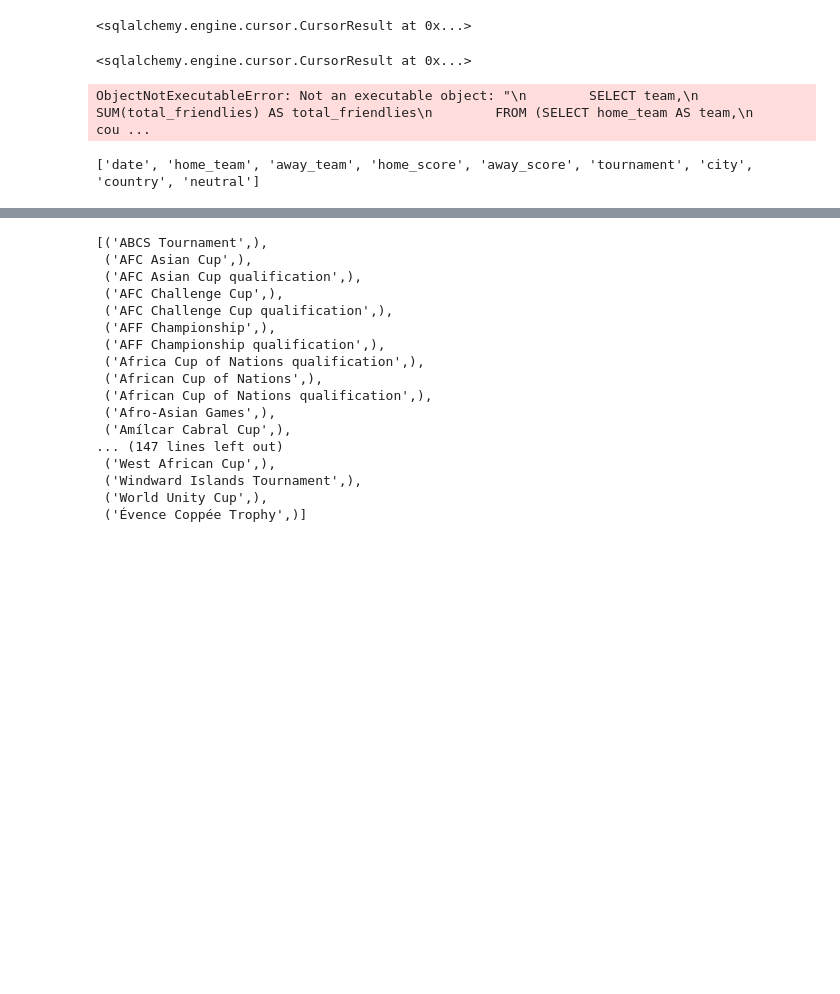
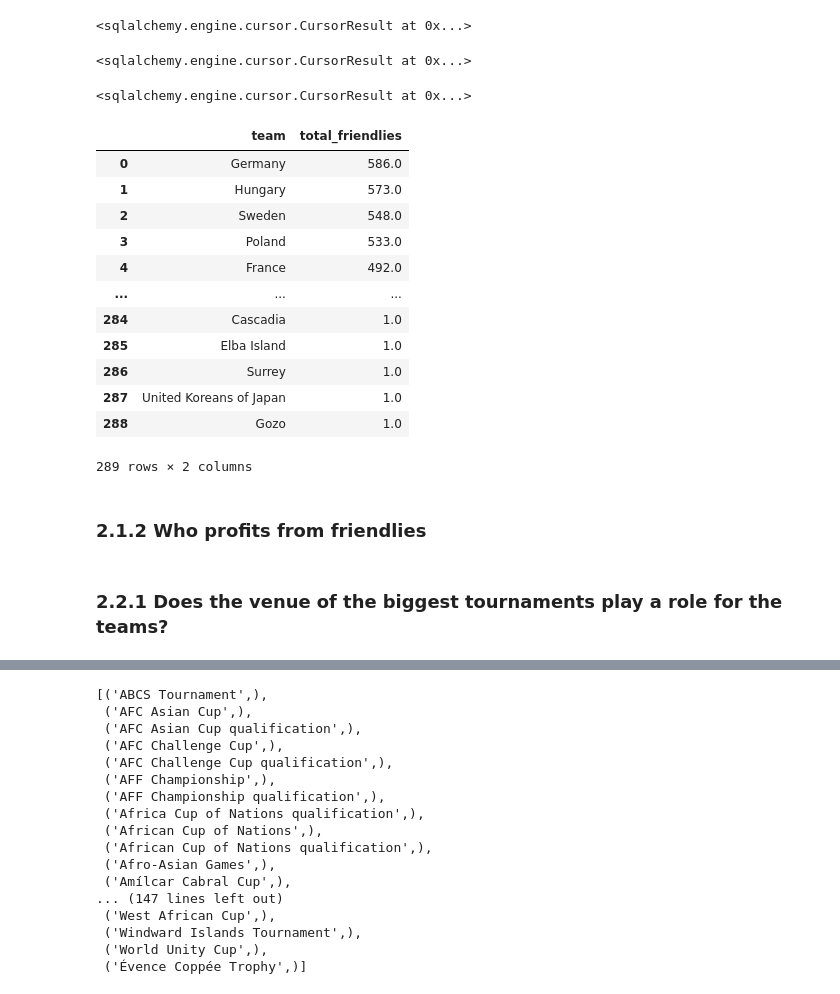
Before and after one commit to RickSpringer/International_Football-1872-2024, a Jupyter notebook: 240318_international_football_analysis.ipynb, the cells around one changed output, grey strips where cells are left out. Saved outputs shown, nothing was run; the diff lists cells and outputs as text; code cells hidden in the pictures; blank space fills up the shorter version.

```diff
--- a/240318_international_football_analysis.ipynb
+++ b/240318_international_football_analysis.ipynb
@@ -118,3 +139,7 @@ connection.execute(text('''
+# %%
+connection.execute(text(query))
+# %% [output]
+<sqlalchemy.engine.cursor.CursorResult at 0x...>
 # %%
 connection.execute(text('''
                         DROP TABLE IF EXISTS results;
@@ -125,30 +150,42 @@ connection.execute(text('''
                         '''))
 # %% [output]
 <sqlalchemy.engine.cursor.CursorResult at 0x...>
-# %%
-connection.execute( '''
-                    SELECT team,
-                           SUM(total_friendlies) AS total_friendlies
-                    FROM (SELECT home_team AS team,
-                                 count(*)  AS total_friendlies
-                          FROM results
-                          WHERE tournament = 'Friendly'
-                          GROUP BY home_team
-                          UNION ALL
-                          SELECT away_team,
-                                 count(*) AS total_friendlies
-                          FROM results
-                          WHERE tournament = 'Friendly'
-                          GROUP BY away_team)
-                             AS subquery
-                    GROUP BY team;
-                    ''')
-# %% [output]
-ObjectNotExecutableError: Not an executable object: "\n        SELECT team,\n               SUM(total_friendlies) AS total_friendlies\n        FROM (SELECT home_team AS team,\n                     cou ...
-# %%
-liste1 = []
-for col in results.columns:
-    liste1.append(col)
-print(liste1)
-# %% [output]
-['date', 'home_team', 'away_team', 'home_score', 'away_score', 'tournament', 'city', 'country', 'neutral']
+# %%
+query = ''' SELECT team,
+                   SUM(total_friendlies) AS total_friendlies
+            FROM (SELECT home_team AS team,
+                         count(*)  AS total_friendlies
+                  FROM results
+                  WHERE tournament = 'Friendly'
+                  GROUP BY home_team
+                  UNION ALL
+                  SELECT away_team AS team,
+                         count(*) AS total_friendlies
+                  FROM results
+                  WHERE tournament = 'Friendly'
+                  GROUP BY away_team)
+                     AS subquery
+            GROUP BY team
+            ORDER BY total_friendlies DESC;
+        '''
+# %%
+# Most friendlies played
+pd.read_sql(query, connection)
+# %% [output]
+|  | team | total_friendlies |
+| 0 | Germany | 586.0 |
+| 1 | Hungary | 573.0 |
+| 2 | Sweden | 548.0 |
+| 3 | Poland | 533.0 |
+| 4 | France | 492.0 |
+| ... | ... | ... |
+| 284 | Cascadia | 1.0 |
+| 285 | Elba Island | 1.0 |
+| 286 | Surrey | 1.0 |
+| 287 | United Koreans of Japan | 1.0 |
+| 288 | Gozo | 1.0 |
+289 rows × 2 columns
+# %% [markdown]
+### 2.1.2 Who profits from friendlies
+# %% [markdown]
+### 2.2.1 Does the venue of the biggest tournaments play a role for the teams?
```
Also changed, not shown: parts of 24 cells of this notebook, 1 other file.
